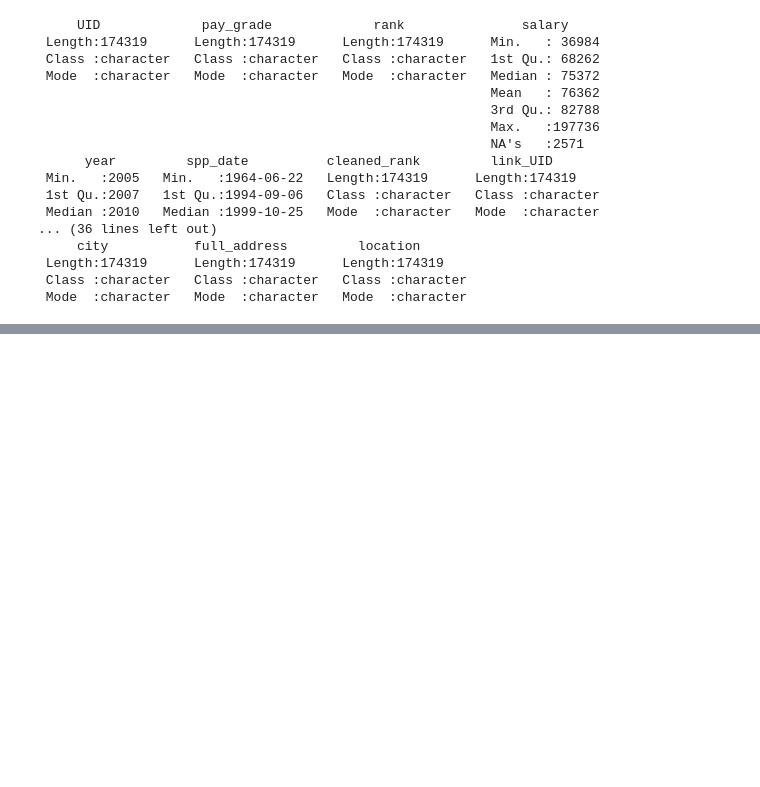
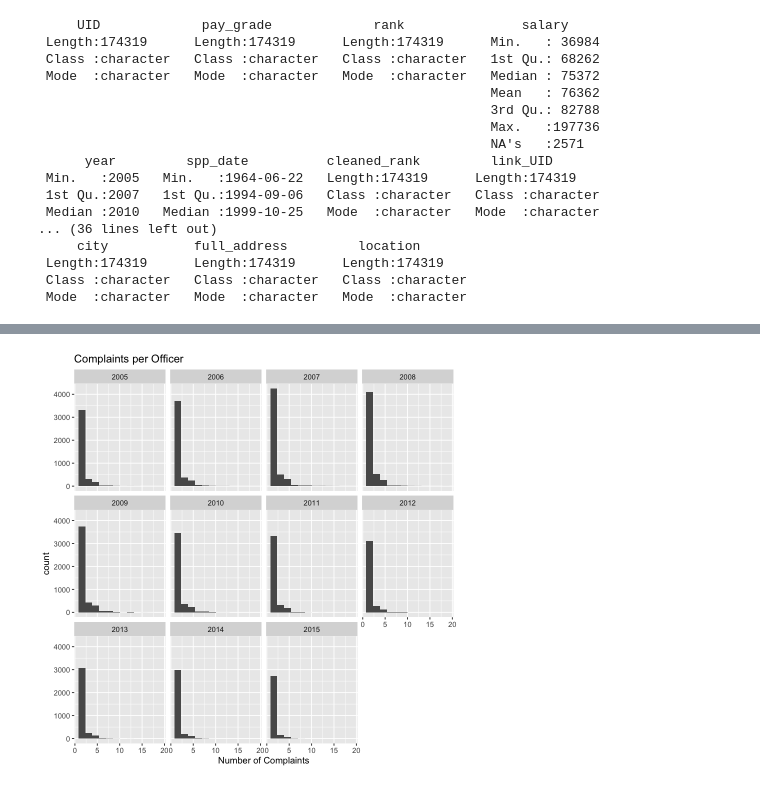
Before and after one commit to micahkwok/Group15, a Jupyter notebook: eda/EDA.ipynb, the cells around one changed output, grey strips where cells are left out. Saved outputs shown, nothing was run; the diff lists cells and outputs as text; code cells hidden in the pictures; blank space fills up the shorter version.

```diff
--- a/eda/EDA.ipynb
+++ b/eda/EDA.ipynb
@@ -344,0 +362,11 @@ Warning message:
+# %%
+#Faceted per year histogram
+complaints_per_off_yr <- df_merged %>% group_by(UID, year, cr_id) %>% tally() %>% drop_na() %>% group_by(UID, year) %>% tally()
+
+ggplot(complaints_per_off_yr, aes(x = n)) +
+    labs(x = "Number of Complaints") +
+    ggtitle("Complaints per Officer") +
+    geom_histogram(bins = 12) +
+    facet_wrap(~year)
+# %% [output]
+[figure, added]
```
Also changed, not shown: parts of 9 cells of this notebook.
